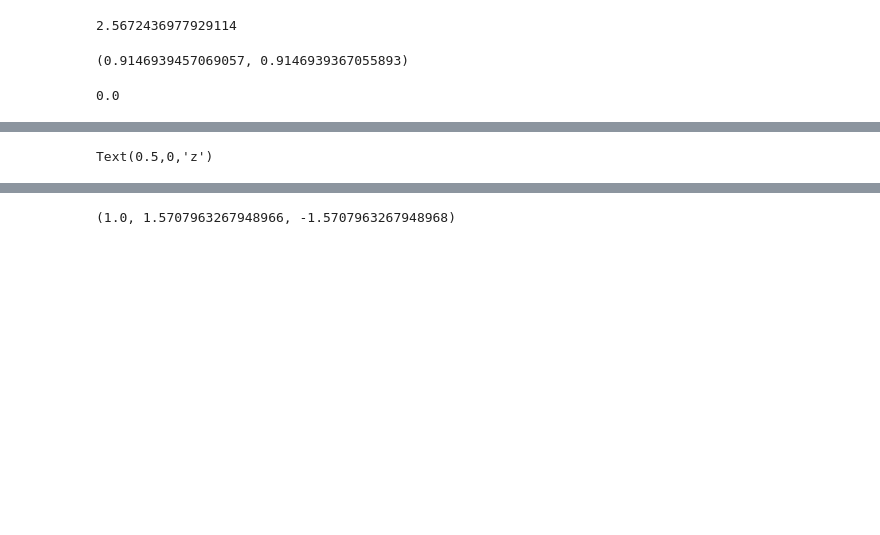
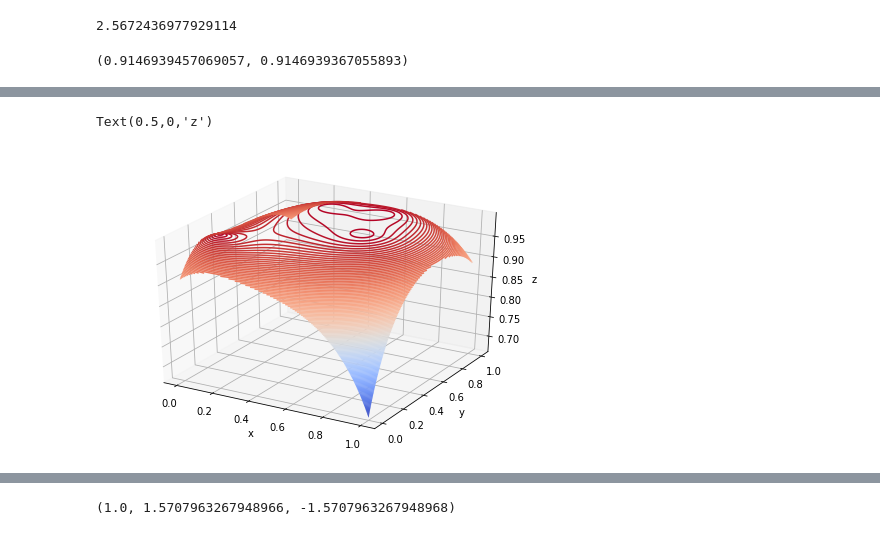
Before and after one commit to chrismbryant/anchor-vector-optimization, a Jupyter notebook: w2v test.ipynb, the cells around one changed output, grey strips where cells are left out. Drawn from its saved outputs; the diff is of its cells as text; code cells hidden in the pictures; blank space fills up the shorter version.

```diff
--- a/w2v test.ipynb
+++ b/w2v test.ipynb
@@ -86,10 +88,6 @@ d_ii = spatial.distance.cosine(v_1, v_2)
 d_i, d_ii
 # %% [output]
 (0.9146939457069057, 0.9146939367055893)
-# %%
-np.linalg.norm(v_1)
-# %% [output]
-0.0
 # %%
 x = np.linspace(0, 1, 100)
 y = np.linspace(0, 1, 100)
@@ -115,11 +118,12 @@ def f(x, y, anchors, p=2, q=1):
 # %%
-%matplotlib notebook
+%matplotlib inline
 
-Z = f(X, Y, anchors, q=5)
+Z = f(X, Y, anchors, q=1/2)
+# Z = sigmoid(Z, 0.01, 0)
 
 fig = plt.figure()
 ax = Axes3D(fig)
-ax.contour3D(X, Y, Z, 50, cmap = 'coolwarm')
+ax.contour3D(X, Y, Z, 150, cmap = 'coolwarm')
 ax.set_xlabel("x")
 ax.set_ylabel("y")
 ax.set_zlabel("z")
@@ -129,4 +131,5 @@ ax.set_zlabel("z")
 Text(0.5,0,'z')
+[figure, added]
 # %%
 def gauss_kernel(x, y, anchors, c = 1):
     result = 0
```
Also changed, not shown: parts of 14 cells of this notebook.
